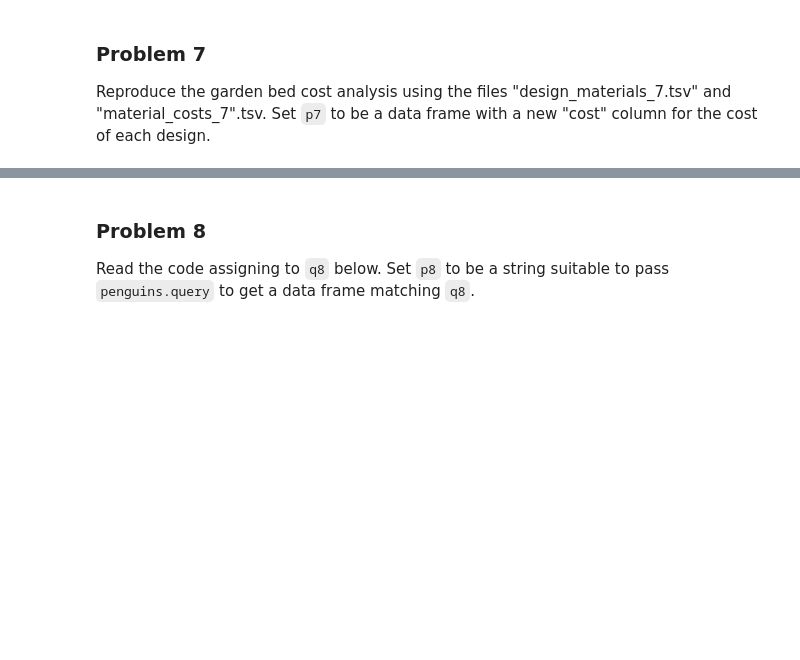
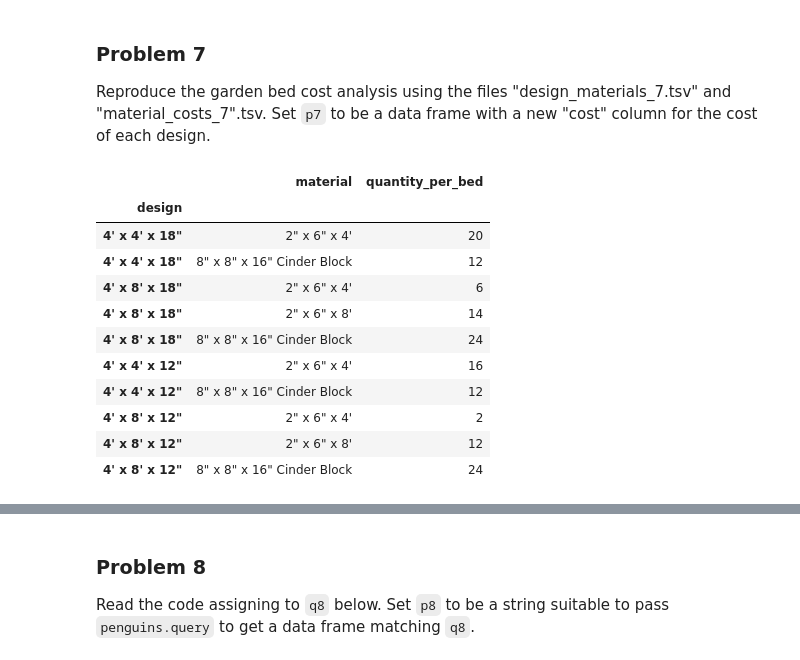
Before and after one commit to Haleymussary00/dx602-homework-09, a Jupyter notebook: homework.ipynb, the cells around one changed output, grey strips where cells are left out. Saved outputs shown, nothing was run; the diff lists cells and outputs as text; code cells hidden in the pictures; blank space fills up the shorter version.

```diff
--- a/homework.ipynb
+++ b/homework.ipynb
@@ -233,3 +233,19 @@ p6
 
 Reproduce the garden bed cost analysis using the files "design_materials_7.tsv" and "material_costs_7".tsv.
 Set `p7` to be a data frame with a new "cost" column for the cost of each design.
+# %%
+design_materials = pd.read_csv("design_materials_7.tsv", sep="\t", index_col="design")
+design_materials
+# %% [output]
+|  | material | quantity_per_bed |
+| design |  |  |
+| 4' x 4' x 18" | 2" x 6" x 4' | 20 |
+| 4' x 4' x 18" | 8" x 8" x 16" Cinder Block | 12 |
+| 4' x 8' x 18" | 2" x 6" x 4' | 6 |
+| 4' x 8' x 18" | 2" x 6" x 8' | 14 |
+| 4' x 8' x 18" | 8" x 8" x 16" Cinder Block | 24 |
+| 4' x 4' x 12" | 2" x 6" x 4' | 16 |
+| 4' x 4' x 12" | 8" x 8" x 16" Cinder Block | 12 |
+| 4' x 8' x 12" | 2" x 6" x 4' | 2 |
+| 4' x 8' x 12" | 2" x 6" x 8' | 12 |
+| 4' x 8' x 12" | 8" x 8" x 16" Cinder Block | 24 |
```
Also changed, not shown: parts of 9 cells of this notebook.
